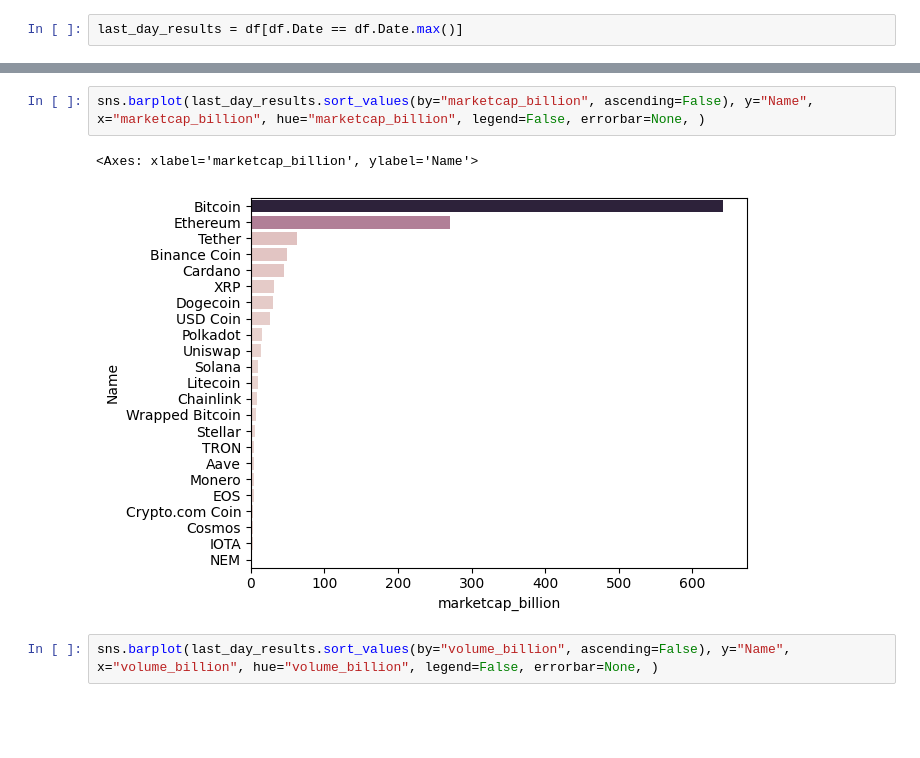
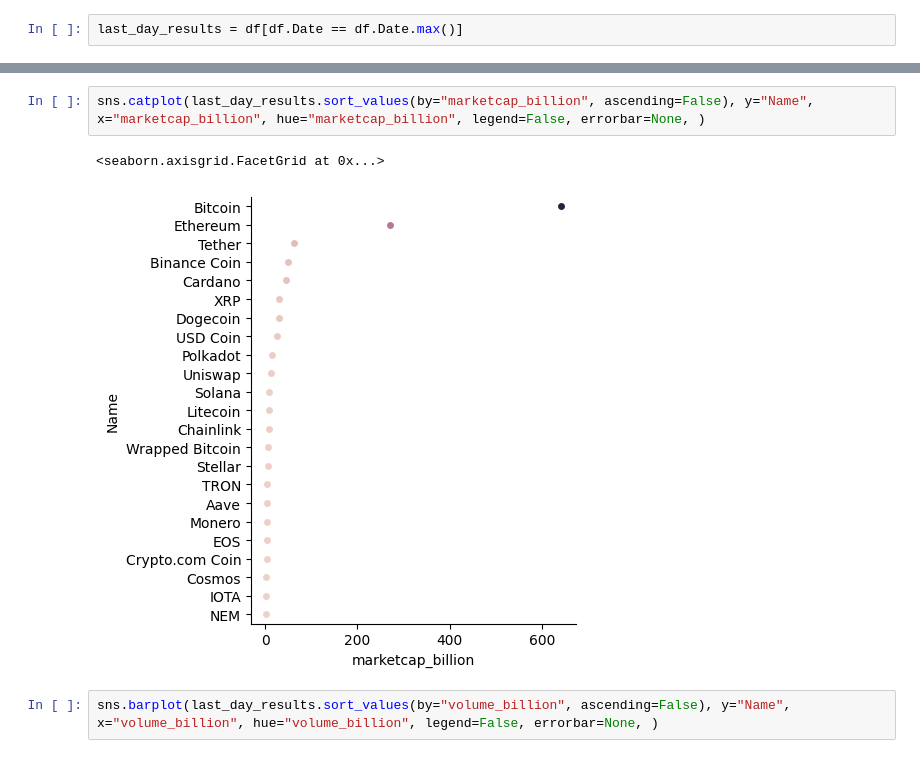
Before and after one commit to alejomaar/Network-Science-for-Data-Analytics, a Jupyter notebook: homework_1/cryptocurrencies.ipynb, the cells around one changed output, grey strips where cells are left out. Drawn from its saved outputs; the diff is of its cells as text; blank space fills up the shorter version.

Commit message:
feat: add plots

```diff
--- a/homework_1/cryptocurrencies.ipynb
+++ b/homework_1/cryptocurrencies.ipynb
@@ -219,8 +233,8 @@ last_day_results
 # %%
-sns.barplot(last_day_results.sort_values(by="marketcap_billion", ascending=False), y="Name", x="marketcap_billion", hue="marketcap_billion", legend=False, errorbar=None, )
+sns.catplot(last_day_results.sort_values(by="marketcap_billion", ascending=False), y="Name", x="marketcap_billion", hue="marketcap_billion", legend=False, errorbar=None, )
 # %% [output]
-<Axes: xlabel='marketcap_billion', ylabel='Name'>
+<seaborn.axisgrid.FacetGrid at 0x...>
-[figure, old version]
+[figure, new version]
 # %%
 sns.barplot(last_day_results.sort_values(by="volume_billion", ascending=False), y="Name", x="volume_billion", hue="volume_billion", legend=False, errorbar=None, )
 # %% [output]
```
Also changed, not shown: parts of 9 cells of this notebook.
